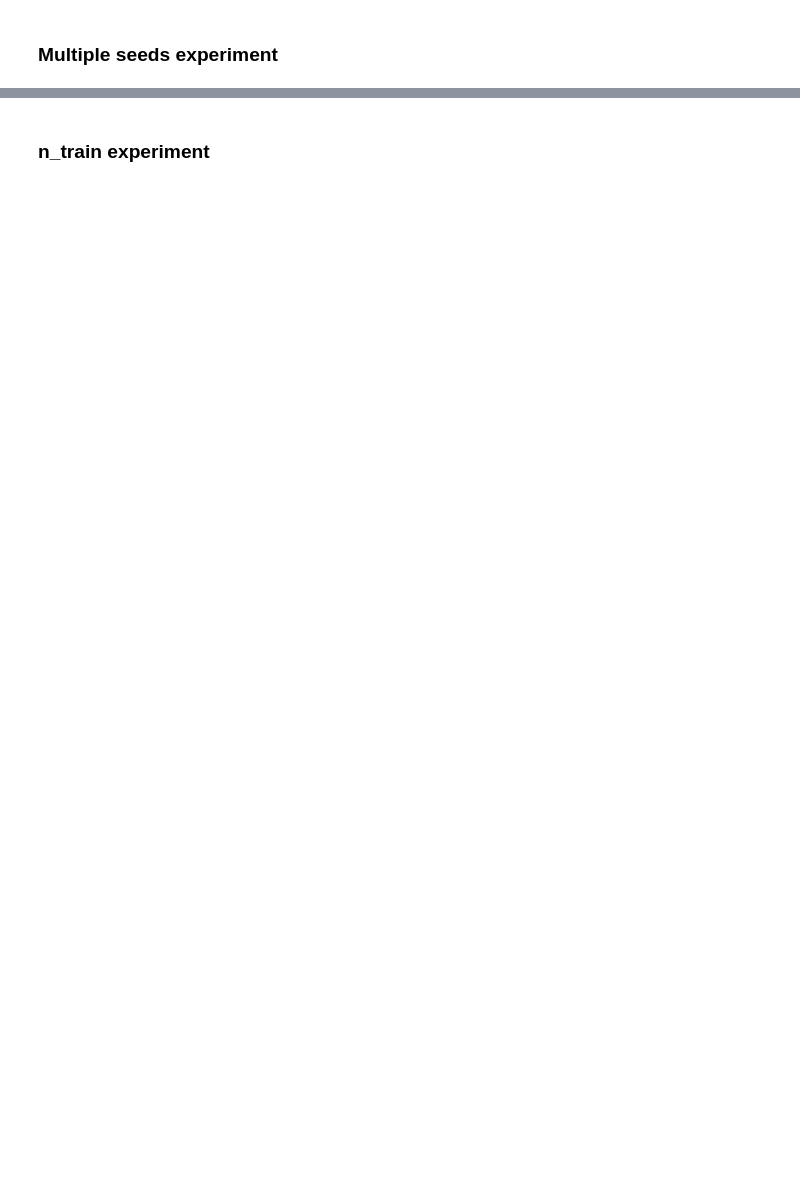
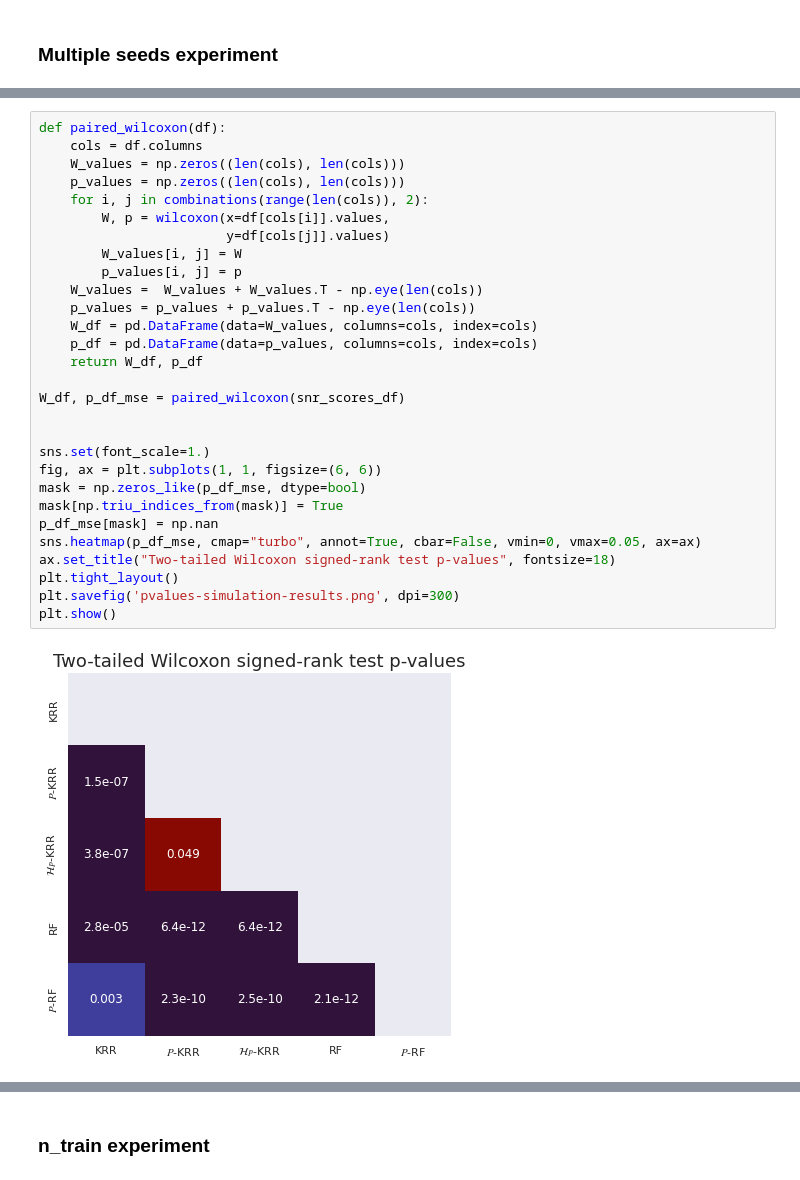
Before and after one commit to shahineb/collider-regression, a Jupyter notebook: notebooks/FaIR-experiment-score-analysis.ipynb, the cells around one changed output, grey strips where cells are left out. Drawn from its saved outputs; the diff is of its cells as text; blank space fills up the shorter version.

```diff
--- a/notebooks/FaIR-experiment-score-analysis.ipynb
+++ b/notebooks/FaIR-experiment-score-analysis.ipynb
@@ -100,0 +129,31 @@ p_df_mse
+# %%
+def paired_wilcoxon(df):
+    cols = df.columns
+    W_values = np.zeros((len(cols), len(cols)))
+    p_values = np.zeros((len(cols), len(cols)))
+    for i, j in combinations(range(len(cols)), 2):
+        W, p = wilcoxon(x=df[cols[i]].values,
+                        y=df[cols[j]].values)
+        W_values[i, j] = W
+        p_values[i, j] = p
+    W_values =  W_values + W_values.T - np.eye(len(cols))
+    p_values = p_values + p_values.T - np.eye(len(cols))
+    W_df = pd.DataFrame(data=W_values, columns=cols, index=cols)
+    p_df = pd.DataFrame(data=p_values, columns=cols, index=cols)
+    return W_df, p_df
+
+W_df, p_df_mse = paired_wilcoxon(snr_scores_df)
+
+
+sns.set(font_scale=1.)
+fig, ax = plt.subplots(1, 1, figsize=(6, 6))
+mask = np.zeros_like(p_df_mse, dtype=bool)
+mask[np.triu_indices_from(mask)] = True
+p_df_mse[mask] = np.nan
+sns.heatmap(p_df_mse, cmap="turbo", annot=True, cbar=False, vmin=0, vmax=0.05, ax=ax)
+ax.set_title("Two-tailed Wilcoxon signed-rank test p-values", fontsize=18)
+plt.tight_layout()
+plt.savefig('pvalues-simulation-results.png', dpi=300)
+plt.show()
+# %% [output]
+[figure, added]
```
Also changed, not shown: parts of 17 cells of this notebook, 17 other files.
